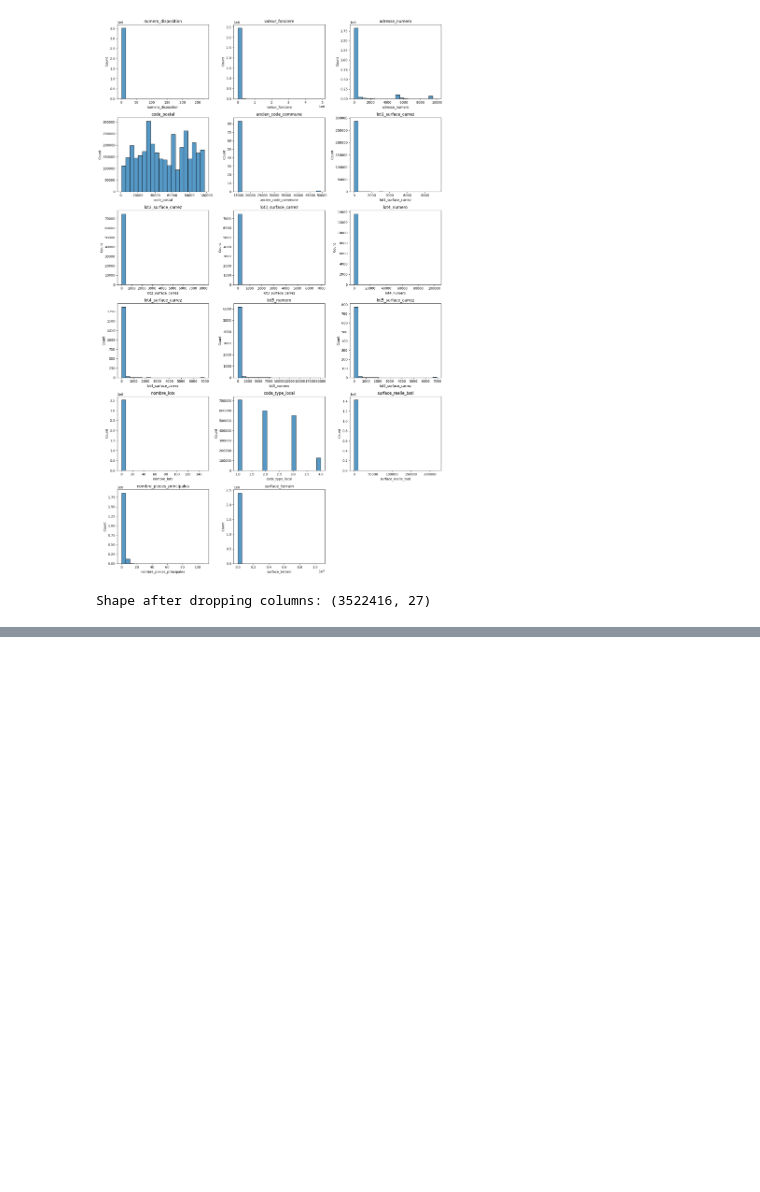
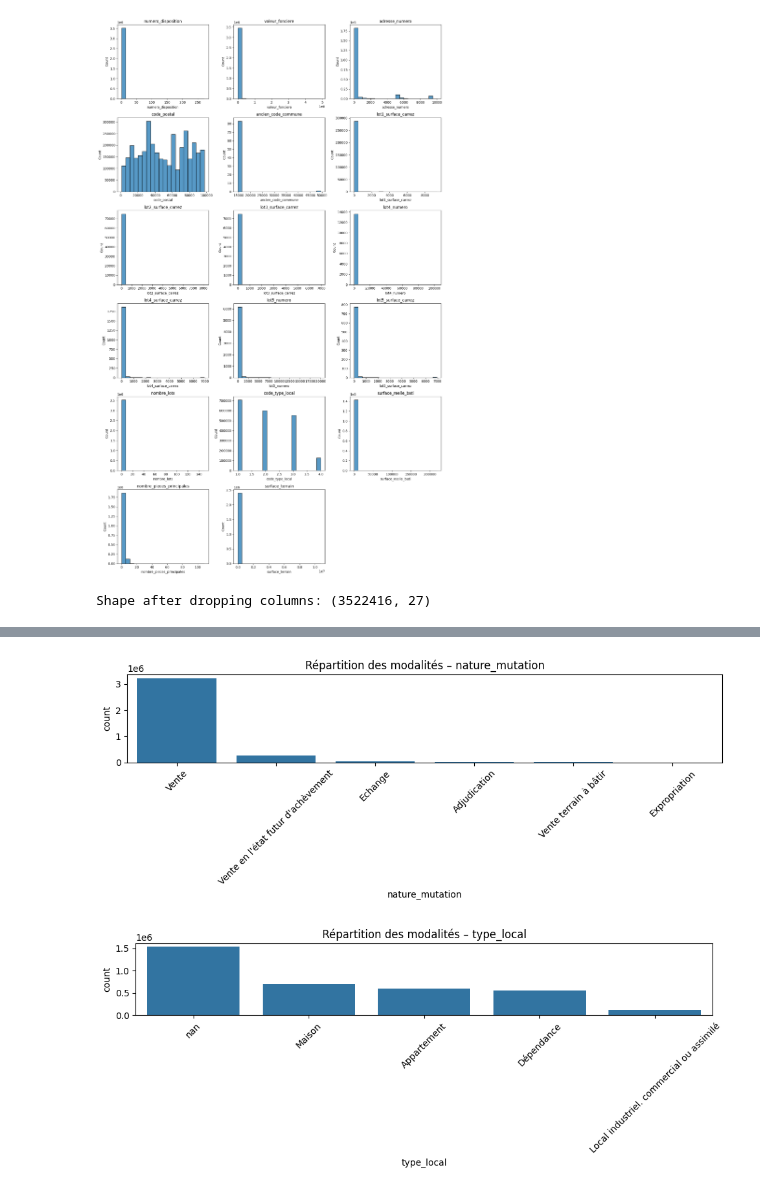
Before and after one commit to standemdem/compagnon-immobilier, a Jupyter notebook: notebooks/03_eda_full_2020.ipynb, the cells around one changed output, grey strips where cells are left out. Drawn from its saved outputs; the diff is of its cells as text; code cells hidden in the pictures; blank space fills up the shorter version.

Commit message:
etude variables catégorielles

```diff
--- a/notebooks/03_eda_full_2020.ipynb
+++ b/notebooks/03_eda_full_2020.ipynb
@@ -236,0 +208,9 @@ df.head()
+# %%
+# Liste des colonnes avec infos inutiles
+cols_to_drop_2 = [
+    'numero_disposition', 'adresse_numero', 'adresse_suffixe',
+    'adresse_nom_voie', 'adresse_code_voie', 'nom_commune','nature_culture_speciale'
+    'numero_volume', 'code_nature_culture', 'nature_culture','code_nature_culture_speciale'
+]
+df = df.drop(columns=cols_to_drop_2, axis=1)
+print(f"Shape after dropping more columns: {df.shape}")
@@ -237,2 +221,6 @@ df.head()
 # %%
+cat_cols = df.select_dtypes(include=["object", "category"]).columns.tolist()
+cat_cols = [col for col in cat_cols if col not in ['id_mutation', 'id_parcelle']]
+print(f"{len(cat_cols)} colonnes catégorielles :")
+print(cat_cols)
 # %% [output]
@@ -245,0 +229,5 @@ df.head()
+# %%
+# Répartition
+for col in cat_cols:
+    print(f"\n--- {col} ---")
+    print(df[col].value_counts(dropna=False).head(10))
@@ -245,0 +252,16 @@ df.head()
+# %%
+# Nombre max de modalités à afficher
+max_modalities = 30
+
+for col in cat_cols:
+    nb_modalities = df[col].nunique()
+    if nb_modalities <= max_modalities:
+        plt.figure(figsize=(10, 4))
+        sns.countplot(data=df, x=col, order=df[col].value_counts().index)
+        plt.title(f"Répartition des modalités – {col}")
+        plt.xticks(rotation=45)
+        plt.tight_layout()
+        plt.show()
+# %% [output]
+[figure, added]
+[figure, added]
```
Also changed, not shown: parts of 7 cells of this notebook.
